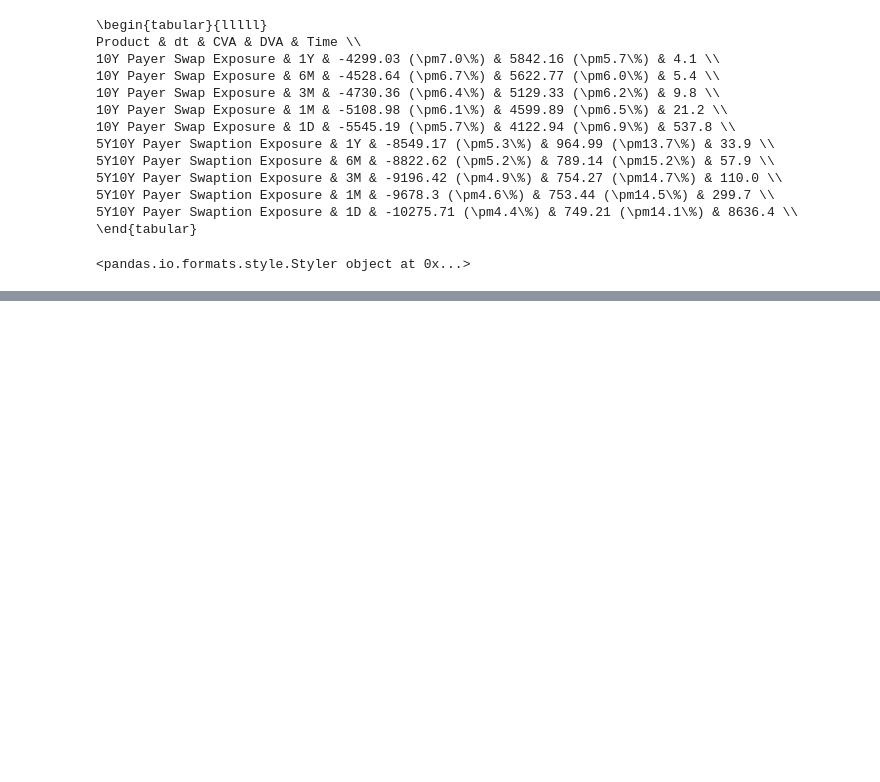
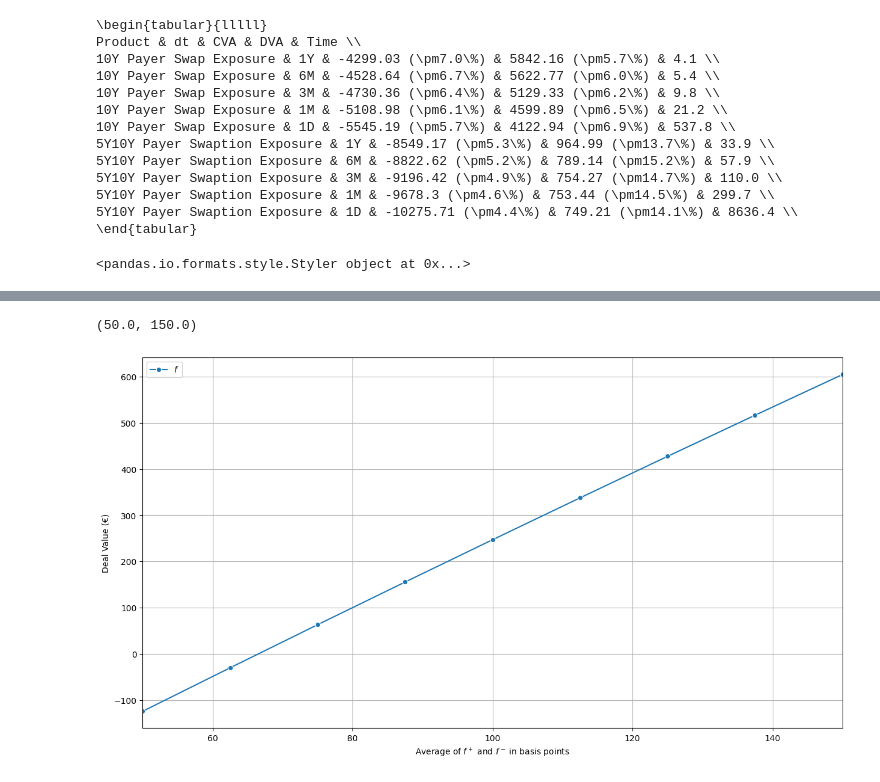
Before and after one commit to Eskild-afk/MasterThesis, a Jupyter notebook: simulationsTimes.ipynb, the cells around one changed output, grey strips where cells are left out. Drawn from its saved outputs; the diff is of its cells as text; code cells hidden in the pictures; blank space fills up the shorter version.

```diff
--- a/simulationsTimes.ipynb
+++ b/simulationsTimes.ipynb
@@ -195,0 +201,14 @@ ax.set_xlim(0,200)
+# %%
+#AVG rate swap
+forGraphSpread = simTable.iloc[np.where((simTable['V0']=='swap'))]
+forGraphSpread = forGraphSpread.iloc[np.where((forGraphSpread['sp']==forGraphSpread['sm']))]
+forGraphSpread = forGraphSpread.iloc[np.where((forGraphSpread['sm']>0.00))]
+fig, ax = plt.subplots(figsize=(15, 8))
+ax = sns.lineplot(x=forGraphSpread['sp']*10000, y=forGraphSpread['Total'],markers=True, marker = 'o', dashes=False, label = '$f$')
+ax.grid()
+ax.set(xlabel = 'Average of $f^+$ and $f^-$ in basis points', ylabel = 'Deal Value (€)')
+ax.set_xlim(50,150)
+plt.savefig(f'./Graphs/AverageRateFVASwap.png', bbox_inches='tight')
+# %% [output]
+(50.0, 150.0)
+[figure, added]
```
Also changed, not shown: parts of 12 cells of this notebook, 8 other files.
